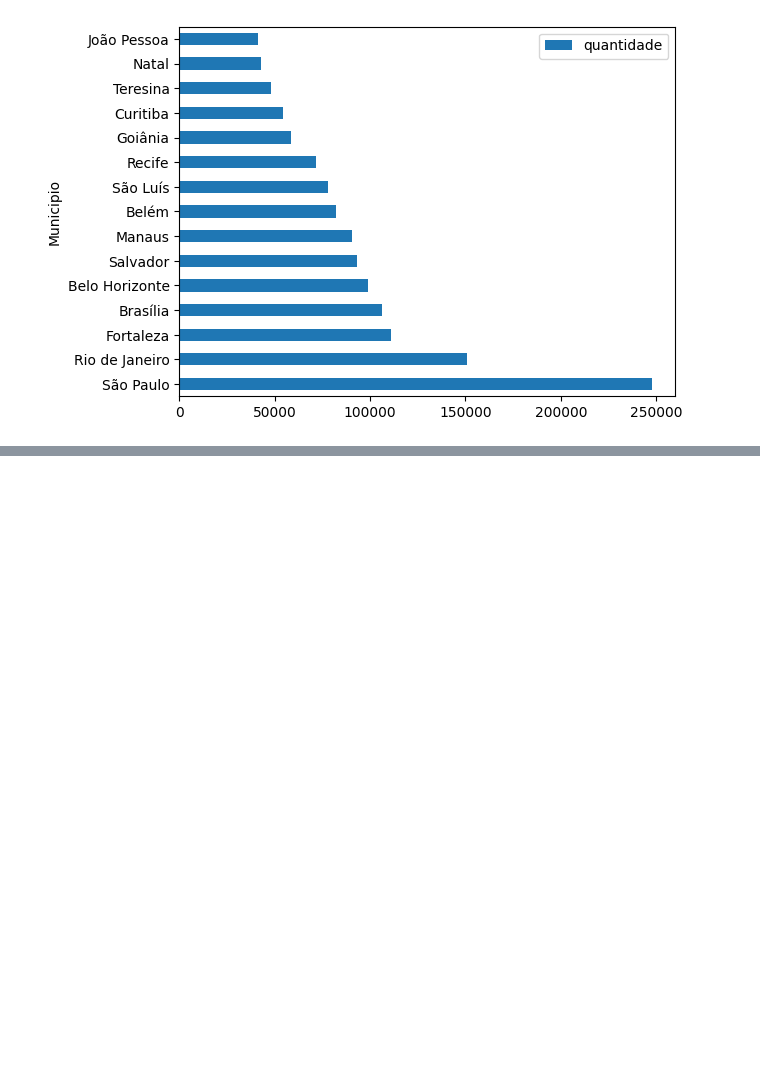
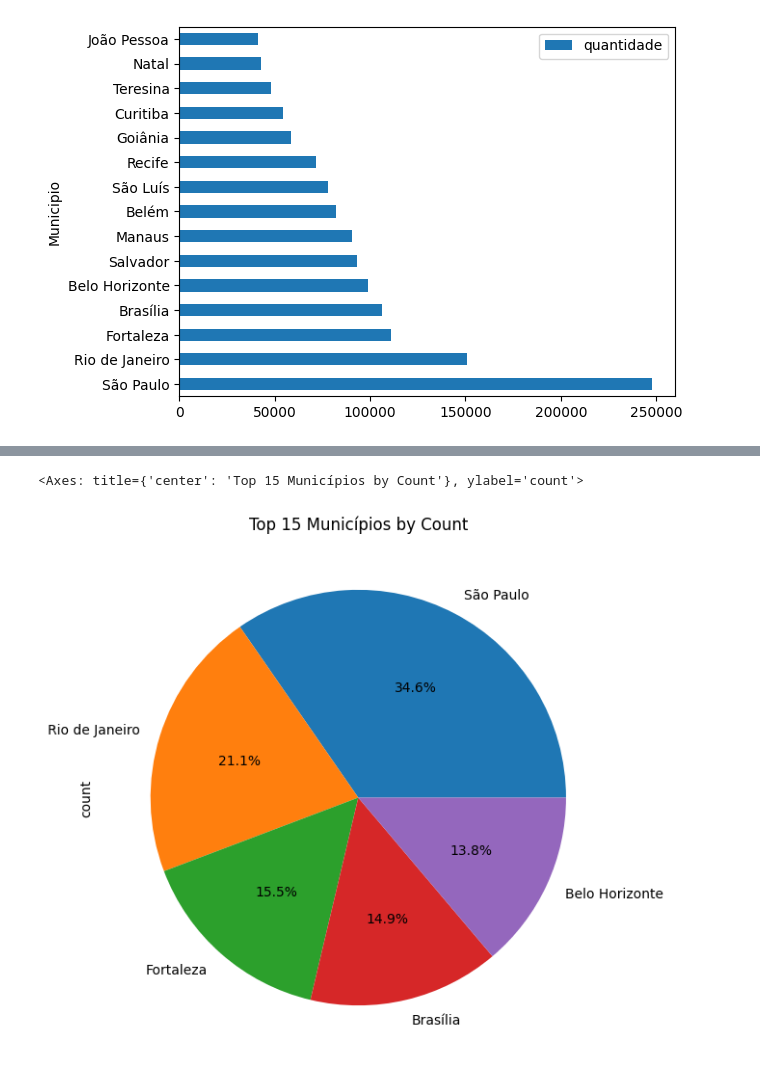
Before and after one commit to Rmcstt/Bootcamp-Data-Analytics, a Jupyter notebook: aula05.ipynb, the cells around one changed output, grey strips where cells are left out. Saved outputs shown, nothing was run; the diff lists cells and outputs as text; code cells hidden in the pictures; blank space fills up the shorter version.

```diff
--- a/aula05.ipynb
+++ b/aula05.ipynb
@@ -700,0 +722,15 @@ Name: count, Length: 1690, dtype: int64
+# %%
+(
+    df.NO_MUNICIPIO_PROVA
+    .value_counts()
+    .nlargest(5)
+    .plot(
+        kind = 'pie',
+        autopct='%1.1f%%',  # Show percentages
+        figsize=(10, 7),  # Adjust figure size if needed
+        title='Top 15 Municípios by Count'
+    )
+)
+# %% [output]
+<Axes: title={'center': 'Top 15 Municípios by Count'}, ylabel='count'>
+[figure, added]
```
Also changed, not shown: parts of 47 cells of this notebook.
